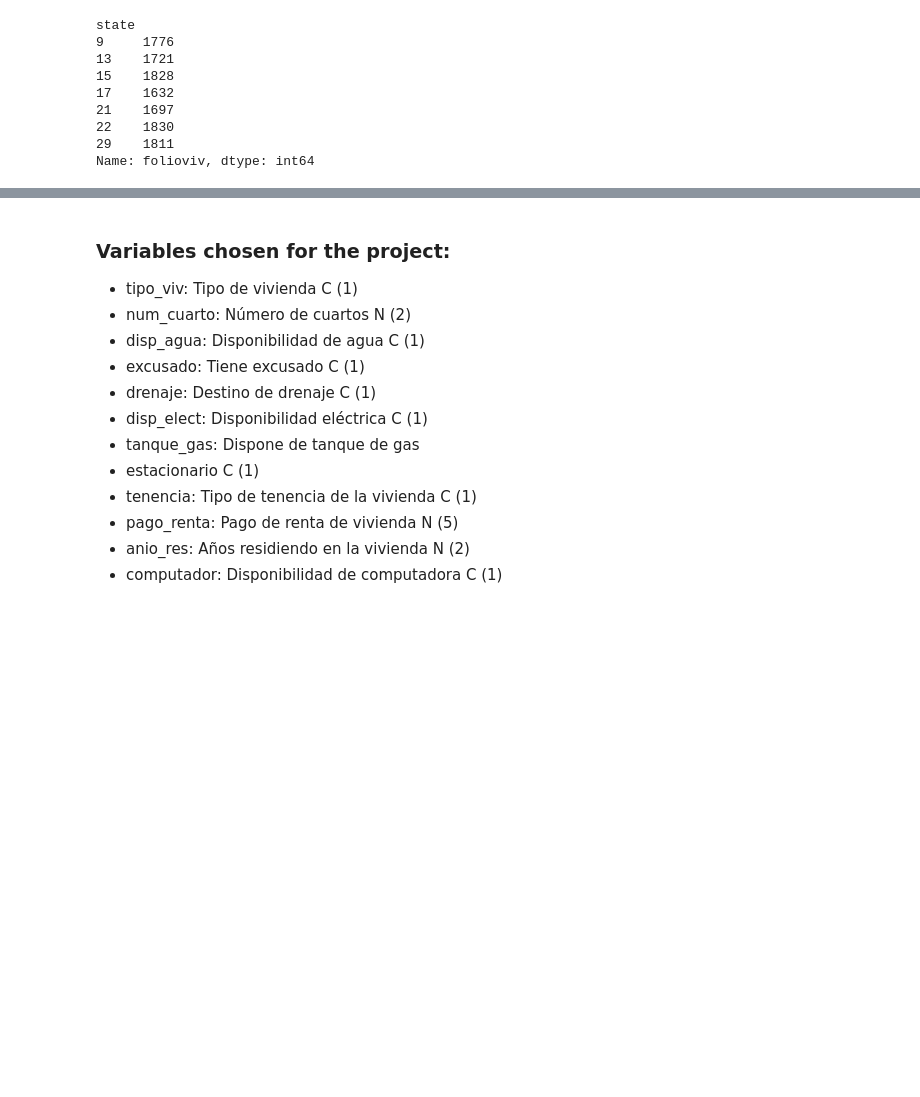
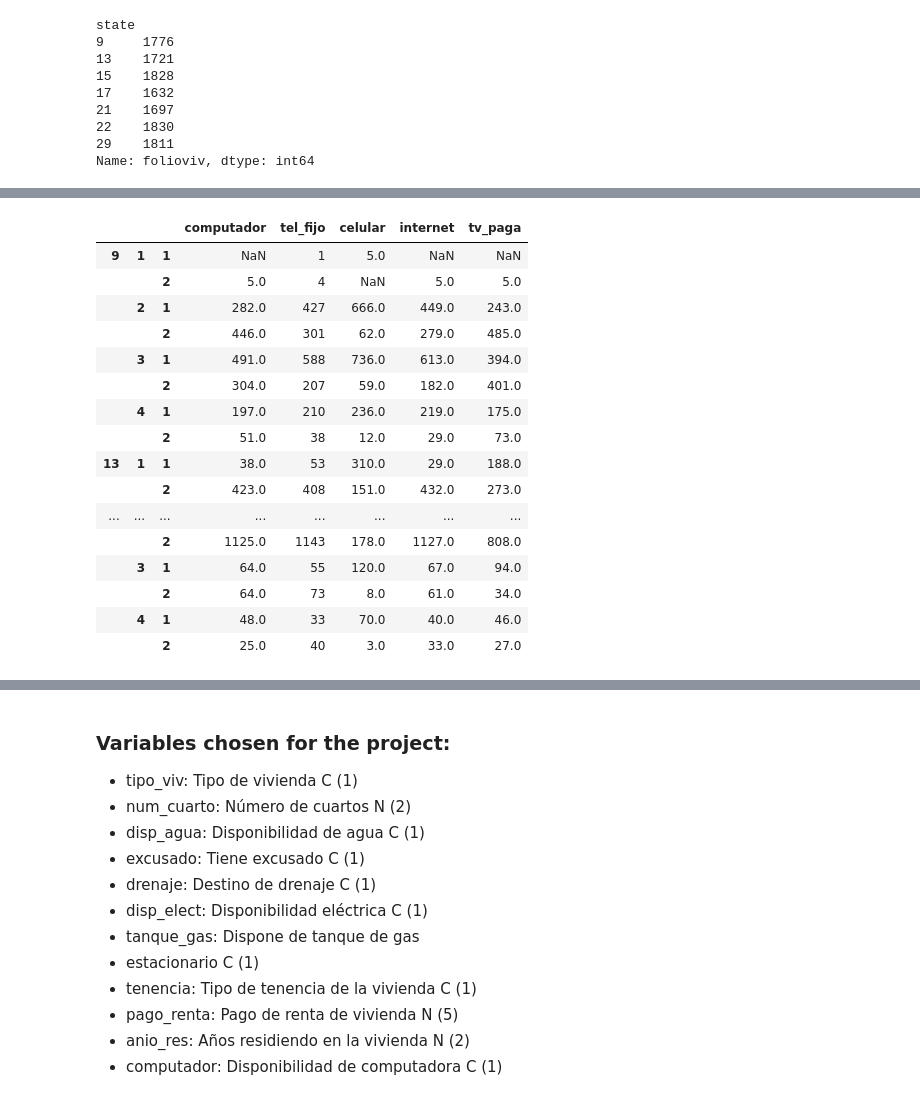
Before and after one commit to bkachava/d5survey, a Jupyter notebook: Notebooks/data_mega_ENH.ipynb, the cells around one changed output, grey strips where cells are left out. Cells and saved outputs as stored; diff of their text form; code cells hidden in the pictures; blank space fills up the shorter version.

```diff
--- a/Notebooks/data_mega_ENH.ipynb
+++ b/Notebooks/data_mega_ENH.ipynb
@@ -181,0 +202,21 @@ Name: ubica_geo, Length: 249, dtype: int64
+# %%
+# Get information for the graph - totals by variable group by state and estrato socioeconomico
+viv_mega_df.groupby(['state','est_socio']).agg({i:'value_counts' for i in viv_mega_df.columns[97:102]})
+# %% [output]
+|  |  |  | computador | tel_fijo | celular | internet | tv_paga |
+| 9 | 1 | 1 | NaN | 1 | 5.0 | NaN | NaN |
+|  |  | 2 | 5.0 | 4 | NaN | 5.0 | 5.0 |
+|  | 2 | 1 | 282.0 | 427 | 666.0 | 449.0 | 243.0 |
+|  |  | 2 | 446.0 | 301 | 62.0 | 279.0 | 485.0 |
+|  | 3 | 1 | 491.0 | 588 | 736.0 | 613.0 | 394.0 |
+|  |  | 2 | 304.0 | 207 | 59.0 | 182.0 | 401.0 |
+|  | 4 | 1 | 197.0 | 210 | 236.0 | 219.0 | 175.0 |
+|  |  | 2 | 51.0 | 38 | 12.0 | 29.0 | 73.0 |
+| 13 | 1 | 1 | 38.0 | 53 | 310.0 | 29.0 | 188.0 |
+|  |  | 2 | 423.0 | 408 | 151.0 | 432.0 | 273.0 |
+| ... | ... | ... | ... | ... | ... | ... | ... |
+|  |  | 2 | 1125.0 | 1143 | 178.0 | 1127.0 | 808.0 |
+|  | 3 | 1 | 64.0 | 55 | 120.0 | 67.0 | 94.0 |
+|  |  | 2 | 64.0 | 73 | 8.0 | 61.0 | 34.0 |
+|  | 4 | 1 | 48.0 | 33 | 70.0 | 40.0 | 46.0 |
+|  |  | 2 | 25.0 | 40 | 3.0 | 33.0 | 27.0 |
```
Also changed, not shown: parts of 20 cells of this notebook.
